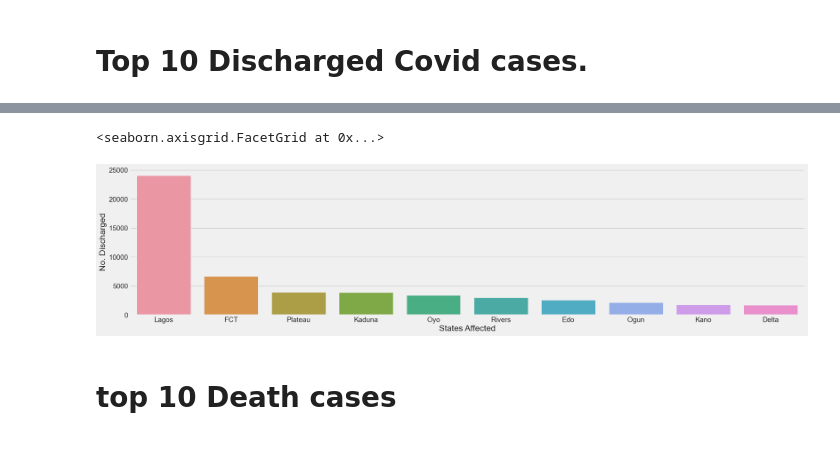
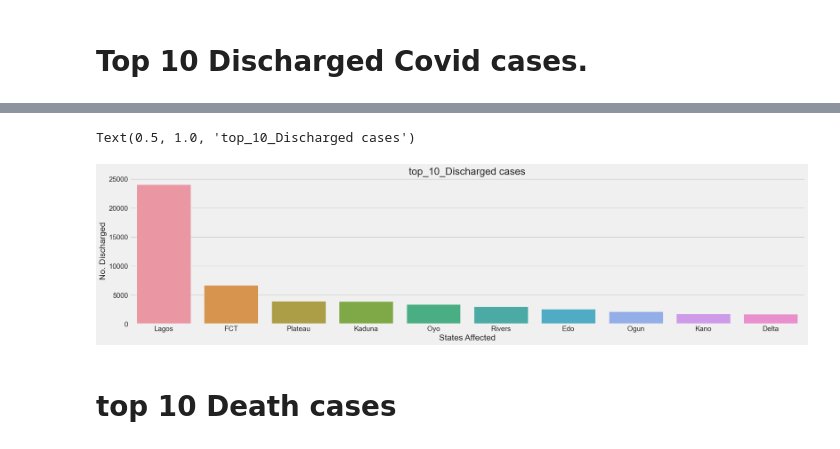
Before and after one commit to Ustacky-dev/Nigeria-COVID-19-Data-Analysis-Using-Python, a Jupyter notebook: My_Capstone Project-Copy1.ipynb, the cells around one changed output, grey strips where cells are left out. Saved outputs shown, nothing was run; the diff lists cells and outputs as text; code cells hidden in the pictures.

```diff
--- a/My_Capstone Project-Copy1.ipynb
+++ b/My_Capstone Project-Copy1.ipynb
@@ -1105,9 +1016,10 @@ top_10_Discharged
 | 9 | Delta | 1843 | 57 | 1737 | 49 |
 # %%
 sns.catplot(kind = 'bar', data = top_10_Discharged, x = 'States Affected', y = 'No. Discharged', aspect = 4)
+plt.title('top_10_Discharged cases')
 # %% [output]
-<seaborn.axisgrid.FacetGrid at 0x...>
+Text(0.5, 1.0, 'top_10_Discharged cases')
-[figure, old version]
+[figure, new version]
 # %% [markdown]
 # top 10 Death cases
 # %%
```
Also changed, not shown: parts of 79 cells of this notebook.
